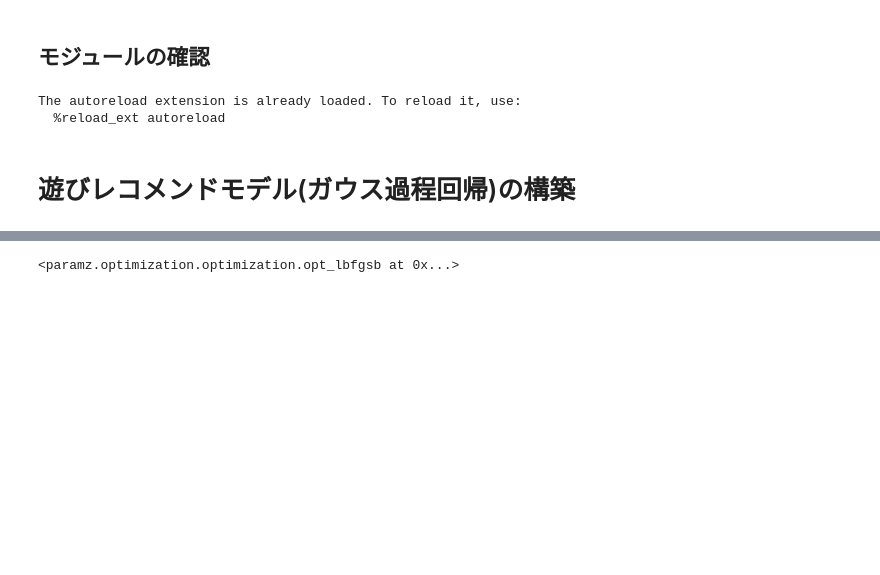
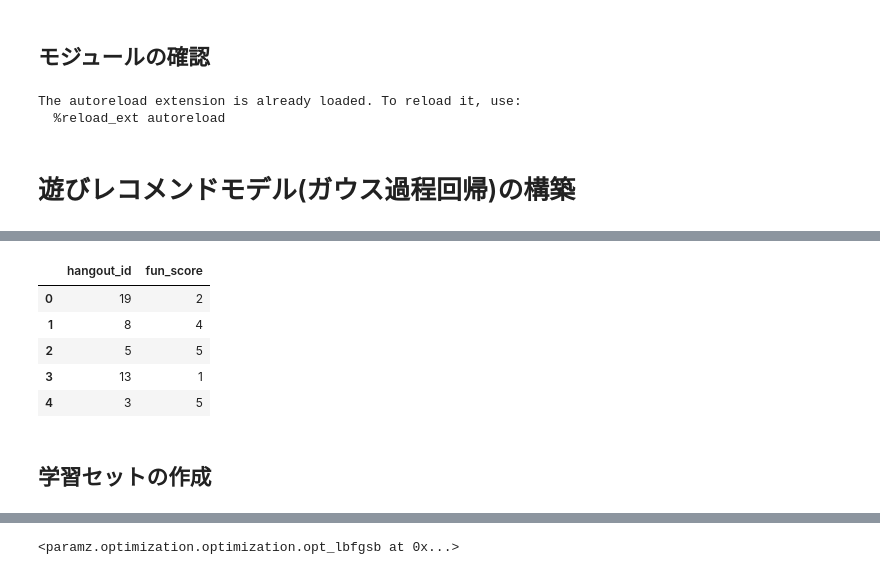
Before and after one commit to flock-geekten/recommendation-models, a Jupyter notebook: workspace/fun_reco.ipynb, the cells around one changed output, grey strips where cells are left out. Saved outputs shown, nothing was run; the diff lists cells and outputs as text; code cells hidden in the pictures; blank space fills up the shorter version.

```diff
--- a/workspace/fun_reco.ipynb
+++ b/workspace/fun_reco.ipynb
@@ -196,0 +178,22 @@ y_train
+# %%
+for i, one_json in enumerate(y_json):
+    shaping_json = {"{}".format(i): one_json}
+    input_json = str(shaping_json).replace("'", '"')
+    se_y = pd.read_json(input_json) # json to Series
+    # 初回だけdfにseを代入し，2回目以降はdfとseを結合する
+    df_y = se_y if i == 0 else pd.concat([df_y, se_y], axis=1)
+df_y  = df_y.reindex(index=y_json[0].keys()) # indexの順番をjsonと同じにする
+# %%
+df_y.drop(['id'], inplace=True)
+# %%
+df_y = df_y.T
+df_y
+# %% [output]
+|  | hangout_id | fun_score |
+| 0 | 19 | 2 |
+| 1 | 8 | 4 |
+| 2 | 5 | 5 |
+| 3 | 13 | 1 |
+| 4 | 3 | 5 |
+# %% [markdown]
+## 学習セットの作成
```
Also changed, not shown: parts of 20 cells of this notebook.
